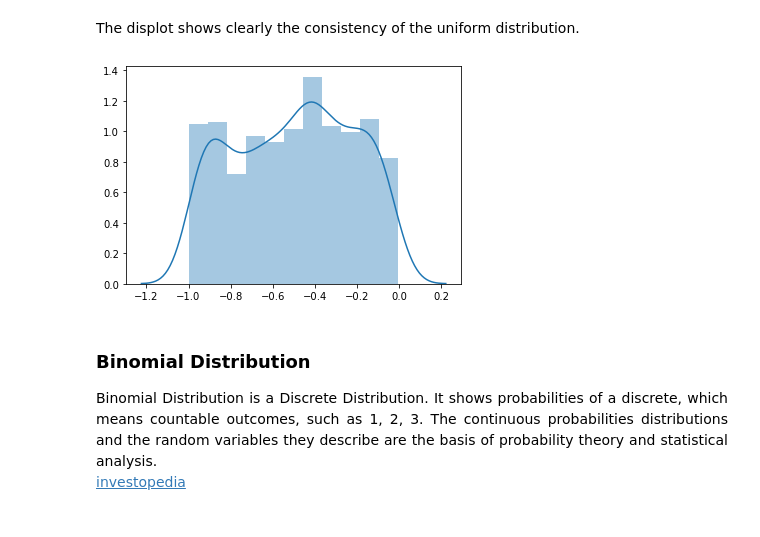
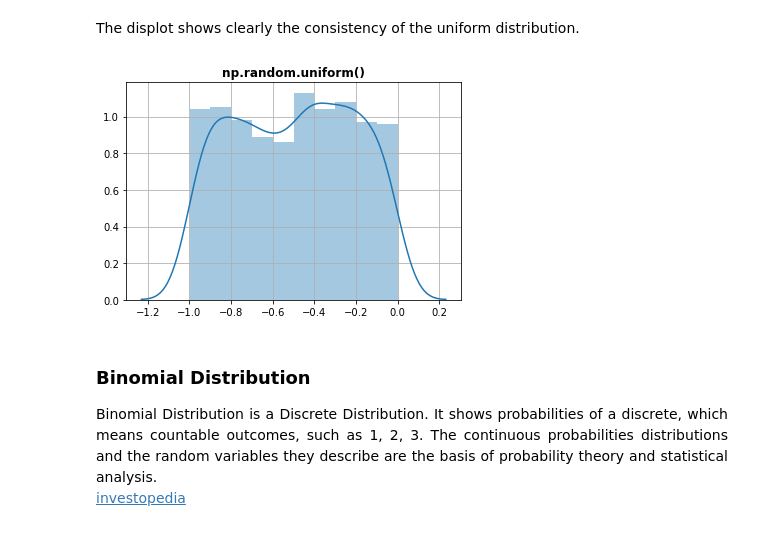
Before and after one commit to AineNicD/numpy-random, a Jupyter notebook: numpy-random.ipynb, the cells around one changed output. Cells and saved outputs as stored; diff of their text form; code cells hidden in the pictures.

```diff
--- a/numpy-random.ipynb
+++ b/numpy-random.ipynb
@@ -641,9 +668,16 @@ The displot shows clearly the consistency of the uniform distribution.
 # %%
 #adding values for visualisation
 sns.distplot(np.random.default_rng().uniform(-1,0,1000))
+
+
+plt.title('np.random.uniform()', fontweight = 'bold')
+plt.grid(True)
+
+
 plt.show()
+plt.show()
 # %% [output]
-[figure, old version]
+[figure, new version]
 # %% [markdown]
 ### Binomial Distribution
 
```
Also changed, not shown: parts of 71 cells of this notebook, 2 other files.
